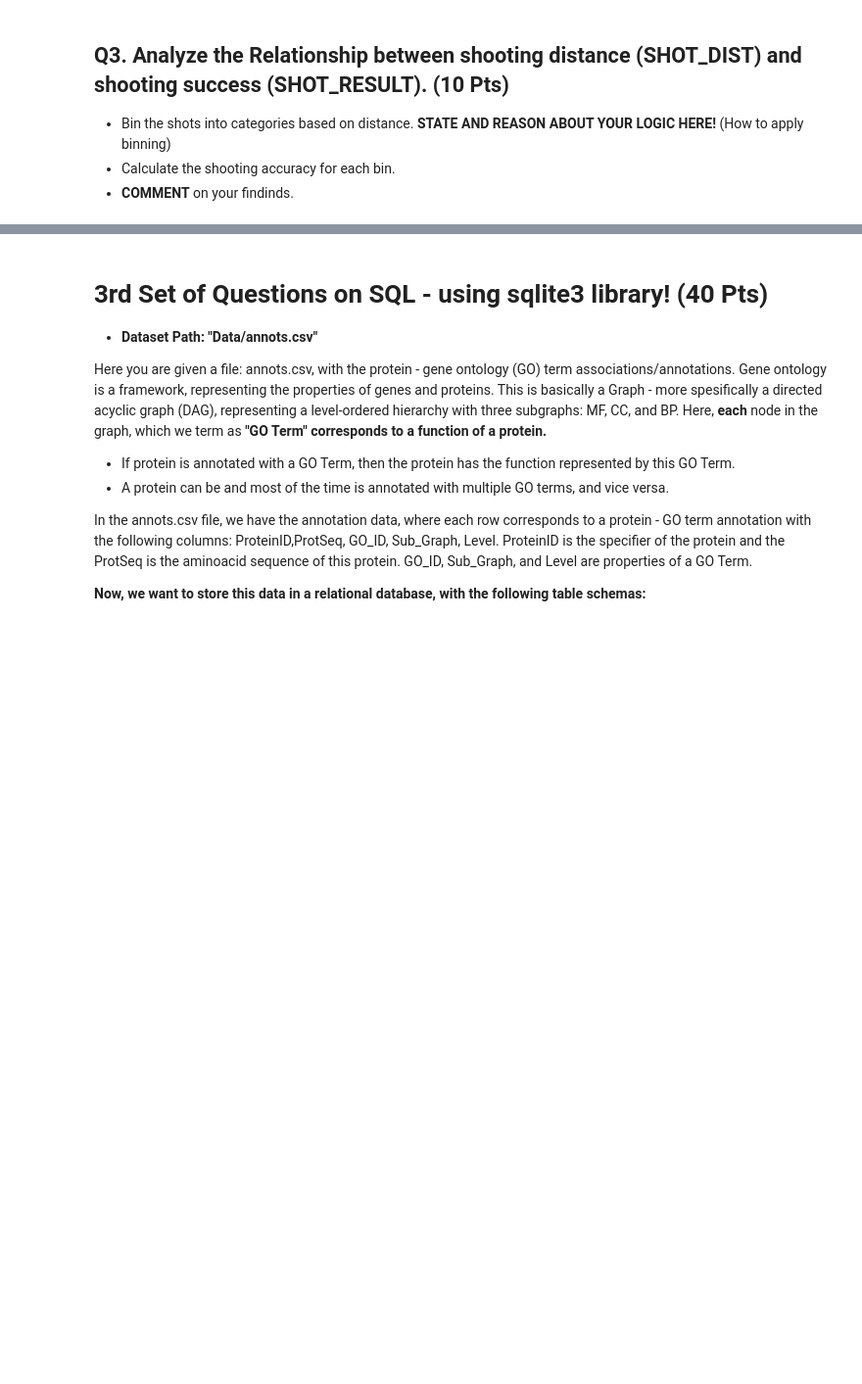
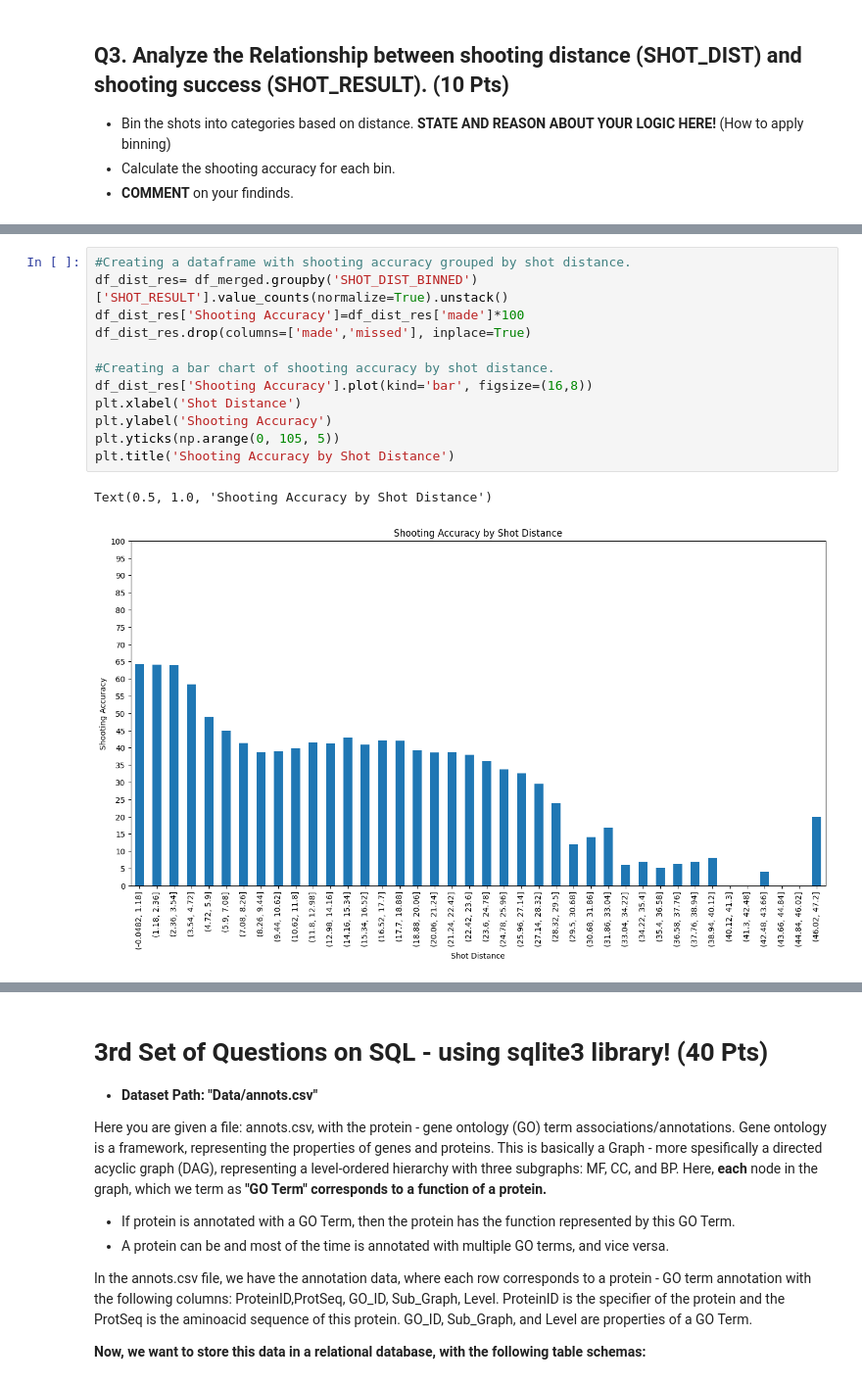
Before and after one commit to alperendemirciai/AIN214, a Jupyter notebook: Assignment1/Assignment1_2023.ipynb, the cells around one changed output, grey strips where cells are left out. Shown at 98% size. Saved outputs shown, nothing was run; the diff lists cells and outputs as text; blank space fills up the shorter version.

```diff
--- a/Assignment1/Assignment1_2023.ipynb
+++ b/Assignment1/Assignment1_2023.ipynb
@@ -310,0 +530,15 @@ Name: ptratio, dtype: float64
+# %%
+#Creating a dataframe with shooting accuracy grouped by shot distance.
+df_dist_res= df_merged.groupby('SHOT_DIST_BINNED')['SHOT_RESULT'].value_counts(normalize=True).unstack()
+df_dist_res['Shooting Accuracy']=df_dist_res['made']*100
+df_dist_res.drop(columns=['made','missed'], inplace=True)
+
+#Creating a bar chart of shooting accuracy by shot distance.
+df_dist_res['Shooting Accuracy'].plot(kind='bar', figsize=(16,8))
+plt.xlabel('Shot Distance')
+plt.ylabel('Shooting Accuracy')
+plt.yticks(np.arange(0, 105, 5))
+plt.title('Shooting Accuracy by Shot Distance')
+# %% [output]
+Text(0.5, 1.0, 'Shooting Accuracy by Shot Distance')
+[figure, added]
```
Also changed, not shown: parts of 51 cells of this notebook.
